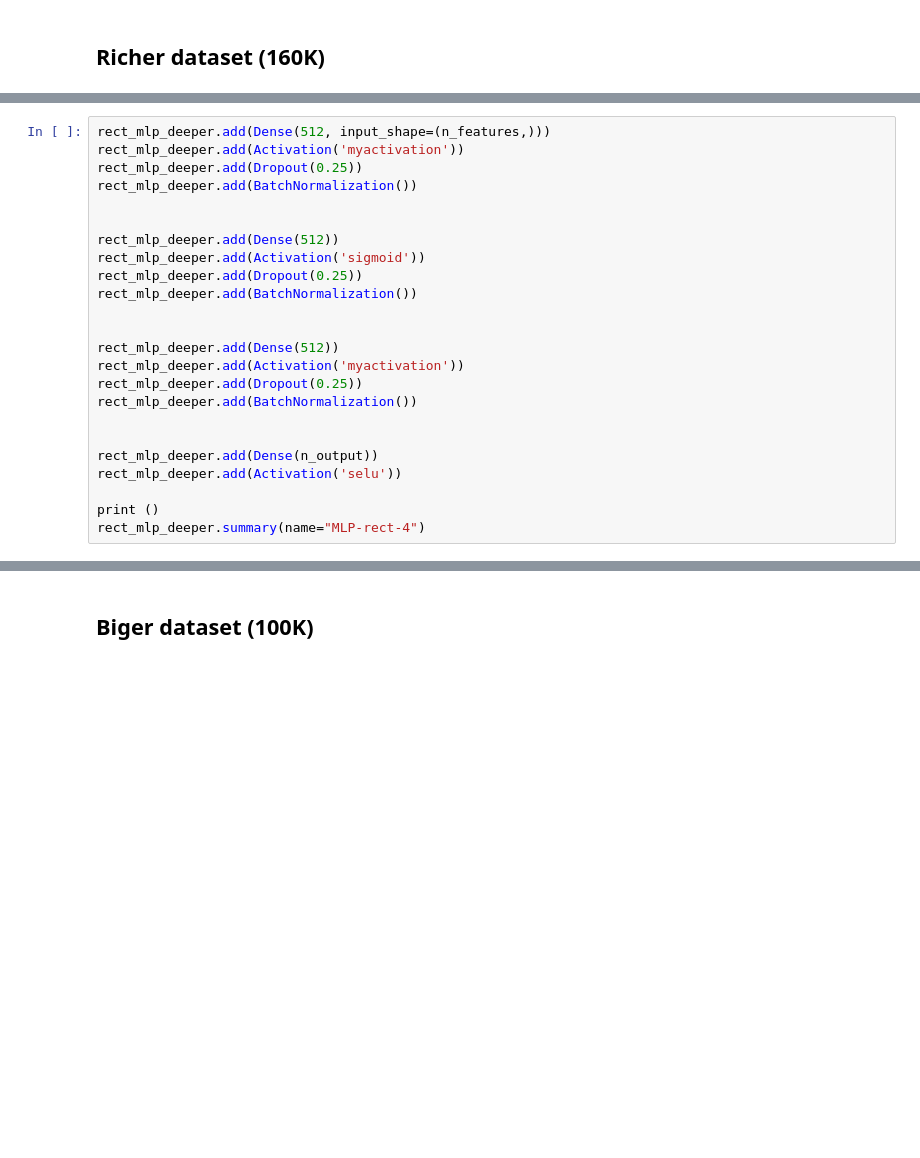
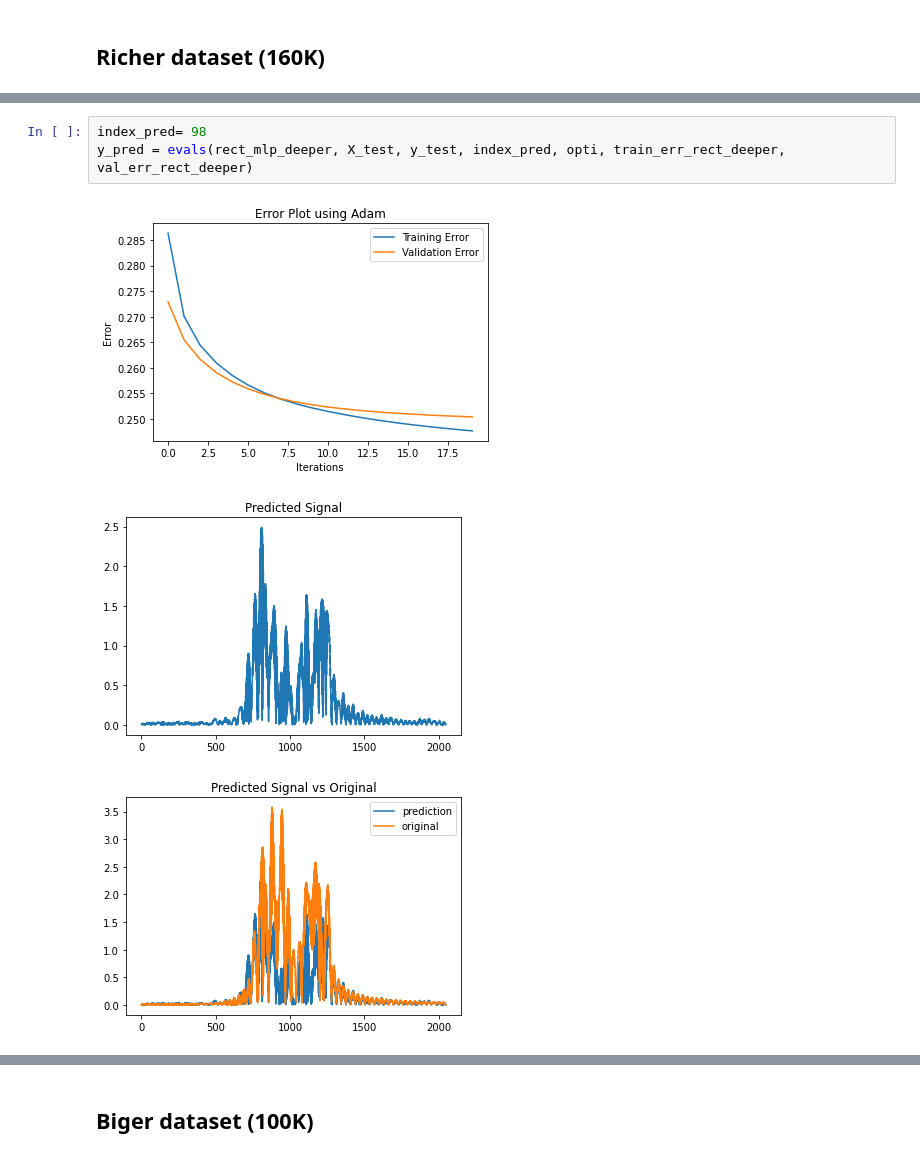
Before and after one commit to BounharAbdelaziz/Deep-Learning-for-solving-NLS-in-Telecommunication, a Jupyter notebook: notebooks/MLP.ipynb, the cells around one changed output, grey strips where cells are left out. Drawn from its saved outputs; the diff is of its cells as text; blank space fills up the shorter version.

```diff
--- a/notebooks/MLP.ipynb
+++ b/notebooks/MLP.ipynb
@@ -233,26 +282,2 @@ rect_mlp_deeper = NeuralNetwork(optimizer=optimizer,
                         loss=SquareLoss,
                         validation_data=(X_test, y_test))
-# %%
-rect_mlp_deeper.add(Dense(512, input_shape=(n_features,)))
-rect_mlp_deeper.add(Activation('myactivation'))
-rect_mlp_deeper.add(Dropout(0.25))
-rect_mlp_deeper.add(BatchNormalization())
-
-
-rect_mlp_deeper.add(Dense(512))
-rect_mlp_deeper.add(Activation('sigmoid'))
-rect_mlp_deeper.add(Dropout(0.25))
-rect_mlp_deeper.add(BatchNormalization())
-
-
-rect_mlp_deeper.add(Dense(512))
-rect_mlp_deeper.add(Activation('myactivation'))
-rect_mlp_deeper.add(Dropout(0.25))
-rect_mlp_deeper.add(BatchNormalization())
-
-
-rect_mlp_deeper.add(Dense(n_output))
-rect_mlp_deeper.add(Activation('selu'))
-
-print ()
-rect_mlp_deeper.summary(name="MLP-rect-4")
@@ -292,0 +373,7 @@ KeyboardInterrupt:
+# %%
+index_pred= 98
+y_pred = evals(rect_mlp_deeper, X_test, y_test, index_pred, opti, train_err_rect_deeper, val_err_rect_deeper)
+# %% [output]
+[figure, added]
+[figure, added]
+[figure, added]
```
Also changed, not shown: parts of 57 cells of this notebook, 7 other files.
